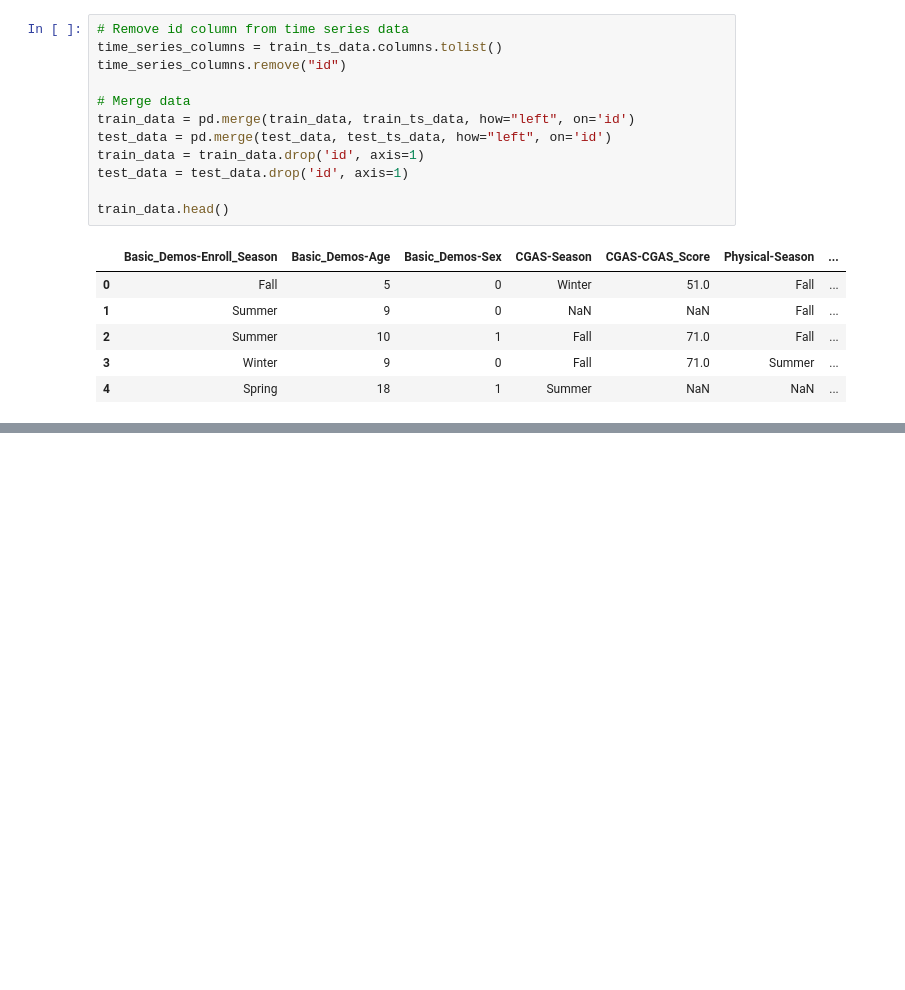
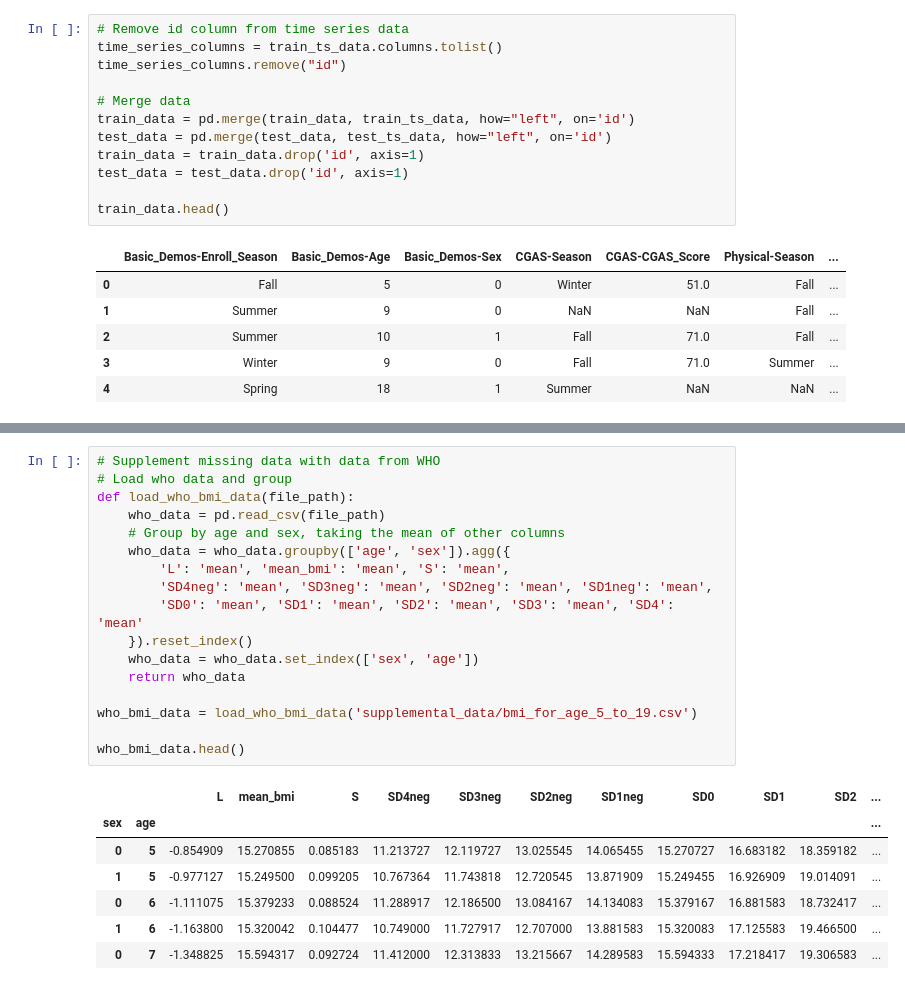
Before and after one commit to bonesclarke/Problematic-Internet-Use, a Jupyter notebook: problematic_internet_usage.ipynb, the cells around one changed output, grey strips where cells are left out. Drawn from its saved outputs; the diff is of its cells as text; blank space fills up the shorter version.

```diff
--- a/problematic_internet_usage.ipynb
+++ b/problematic_internet_usage.ipynb
@@ -105,0 +180,25 @@ train_data.head()
+# %%
+# Supplement missing data with data from WHO
+# Load who data and group
+def load_who_bmi_data(file_path):
+    who_data = pd.read_csv(file_path)
+    # Group by age and sex, taking the mean of other columns
+    who_data = who_data.groupby(['age', 'sex']).agg({
+        'L': 'mean', 'mean_bmi': 'mean', 'S': 'mean',
+        'SD4neg': 'mean', 'SD3neg': 'mean', 'SD2neg': 'mean', 'SD1neg': 'mean',
+        'SD0': 'mean', 'SD1': 'mean', 'SD2': 'mean', 'SD3': 'mean', 'SD4': 'mean'
+    }).reset_index()
+    who_data = who_data.set_index(['sex', 'age'])
+    return who_data
+
+who_bmi_data = load_who_bmi_data('supplemental_data/bmi_for_age_5_to_19.csv')
+
+who_bmi_data.head()
+# %% [output]
+|  |  | L | mean_bmi | S | SD4neg | SD3neg | SD2neg | SD1neg | SD0 | SD1 | SD2 | ... |
+| sex | age |  |  |  |  |  |  |  |  |  |  | ... |
+| 0 | 5 | -0.854909 | 15.270855 | 0.085183 | 11.213727 | 12.119727 | 13.025545 | 14.065455 | 15.270727 | 16.683182 | 18.359182 | ... |
+| 1 | 5 | -0.977127 | 15.249500 | 0.099205 | 10.767364 | 11.743818 | 12.720545 | 13.871909 | 15.249455 | 16.926909 | 19.014091 | ... |
+| 0 | 6 | -1.111075 | 15.379233 | 0.088524 | 11.288917 | 12.186500 | 13.084167 | 14.134083 | 15.379167 | 16.881583 | 18.732417 | ... |
+| 1 | 6 | -1.163800 | 15.320042 | 0.104477 | 10.749000 | 11.727917 | 12.707000 | 13.881583 | 15.320083 | 17.125583 | 19.466500 | ... |
+| 0 | 7 | -1.348825 | 15.594317 | 0.092724 | 11.412000 | 12.313833 | 13.215667 | 14.289583 | 15.594333 | 17.218417 | 19.306583 | ... |
```
Also changed, not shown: parts of 11 cells of this notebook, 15 other files.
